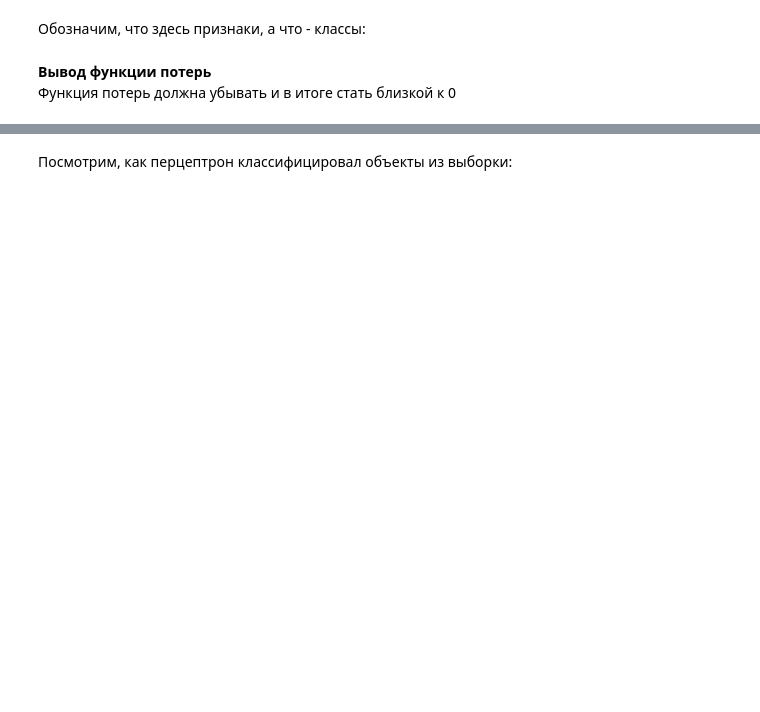
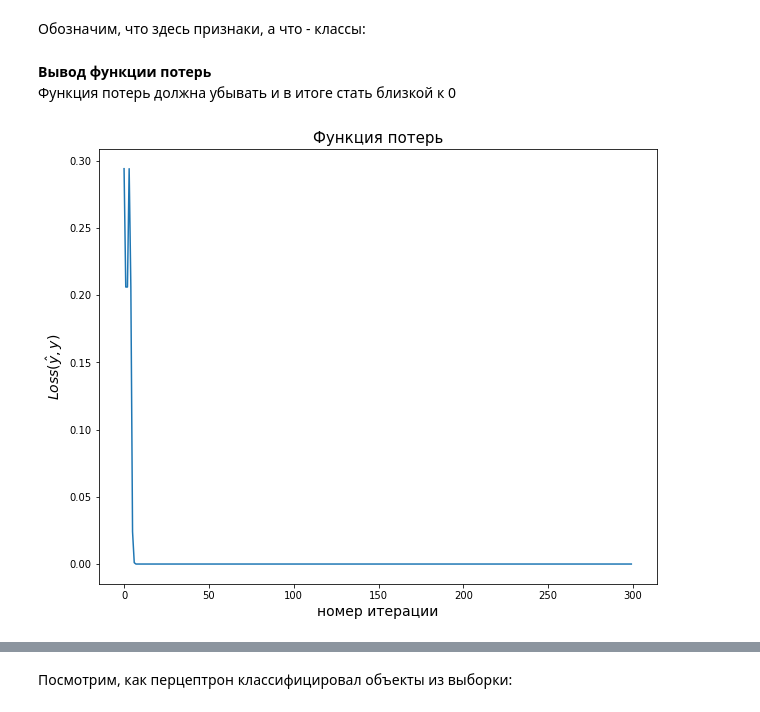
Before and after one commit to DLSchool/deep-learning-school, a Jupyter notebook: 05. Neuron, OOP/[seminar]perceptron.ipynb, the cells around one changed output, grey strips where cells are left out. Cells and saved outputs as stored; diff of their text form; code cells hidden in the pictures; blank space fills up the shorter version.

```diff
--- a/05. Neuron, OOP/[seminar]perceptron.ipynb
+++ b/05. Neuron, OOP/[seminar]perceptron.ipynb
@@ -200,12 +196,14 @@ y = data['target'].values.reshape((-1, 1))  # классы (столбец из
 Функция потерь должна убывать и в итоге стать близкой к 0
 # %%
 %%time
-perceptron = # Ваш код здесь
-losses = # Ваш код здесь
+perceptron = <Ваш код здесь>
+losses = <Ваш код здесь>
 
 plt.figure(figsize=(10, 8))
 plt.plot(losses)
 plt.title('Функция потерь', fontsize=15)
 plt.xlabel('номер итерации', fontsize=14)
 plt.ylabel('$Loss(\hat{y}, y)$', fontsize=14)
 plt.show()
+# %% [output]
+[figure, added]
```
Also changed, not shown: parts of 35 cells of this notebook, 43 other files.
